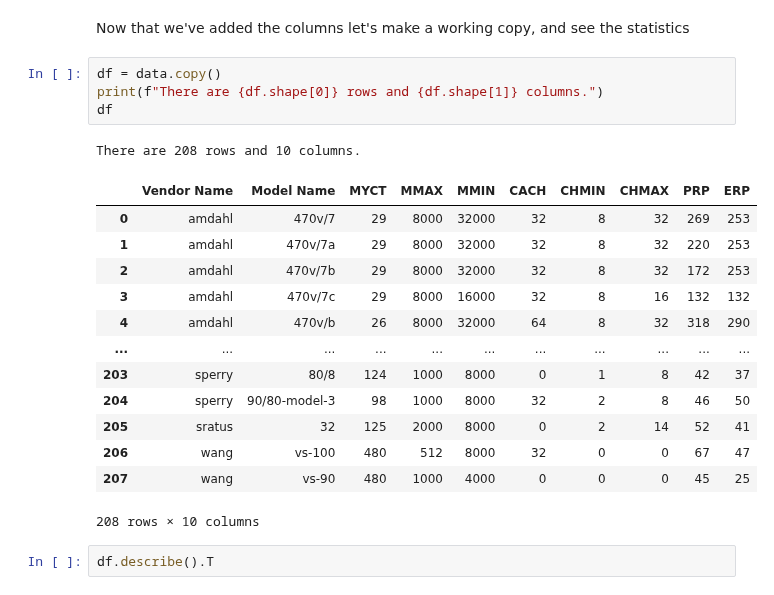
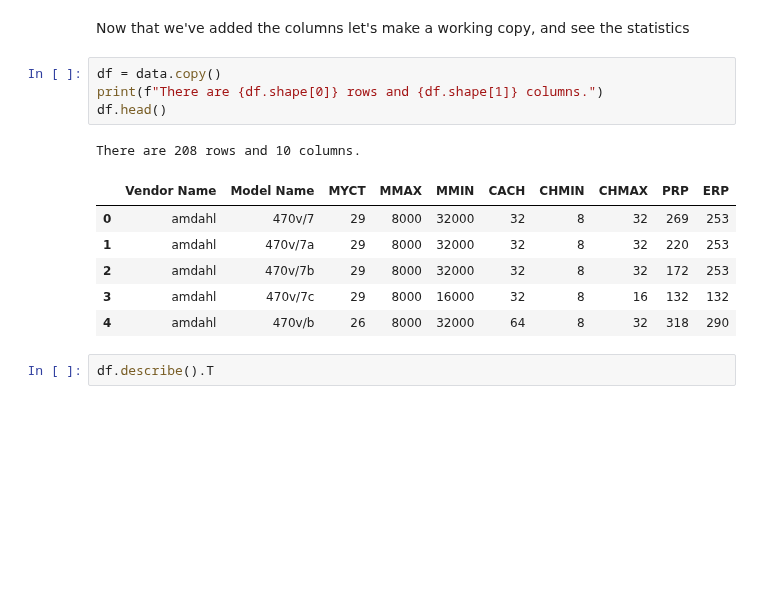
Before and after one commit to darkepacific/AAI-500-FinalTeamProject, a Jupyter notebook: AAI-500-FinalTeamProject.ipynb, the cells around one changed output. Cells and saved outputs as stored; diff of their text form; blank space fills up the shorter version.

```diff
--- a/AAI-500-FinalTeamProject.ipynb
+++ b/AAI-500-FinalTeamProject.ipynb
@@ -123,22 +123,15 @@ Now that we've added the columns let's make a working copy, and see the statisti
 # %%
 df = data.copy()
 print(f"There are {df.shape[0]} rows and {df.shape[1]} columns.")
-df
+df.head()
 # %% [output]
 There are 208 rows and 10 columns.
 |  | Vendor Name | Model Name | MYCT | MMAX | MMIN | CACH | CHMIN | CHMAX | PRP | ERP |
 | 0 | amdahl | 470v/7 | 29 | 8000 | 32000 | 32 | 8 | 32 | 269 | 253 |
 | 1 | amdahl | 470v/7a | 29 | 8000 | 32000 | 32 | 8 | 32 | 220 | 253 |
 | 2 | amdahl | 470v/7b | 29 | 8000 | 32000 | 32 | 8 | 32 | 172 | 253 |
 | 3 | amdahl | 470v/7c | 29 | 8000 | 16000 | 32 | 8 | 16 | 132 | 132 |
 | 4 | amdahl | 470v/b | 26 | 8000 | 32000 | 64 | 8 | 32 | 318 | 290 |
-| ... | ... | ... | ... | ... | ... | ... | ... | ... | ... | ... |
-| 203 | sperry | 80/8 | 124 | 1000 | 8000 | 0 | 1 | 8 | 42 | 37 |
-| 204 | sperry | 90/80-model-3 | 98 | 1000 | 8000 | 32 | 2 | 8 | 46 | 50 |
-| 205 | sratus | 32 | 125 | 2000 | 8000 | 0 | 2 | 14 | 52 | 41 |
-| 206 | wang | vs-100 | 480 | 512 | 8000 | 32 | 0 | 0 | 67 | 47 |
-| 207 | wang | vs-90 | 480 | 1000 | 4000 | 0 | 0 | 0 | 45 | 25 |
-208 rows × 10 columns
 # %%
 df.describe().T
 # %% [output]
```
Also changed, not shown: parts of 43 cells of this notebook.
